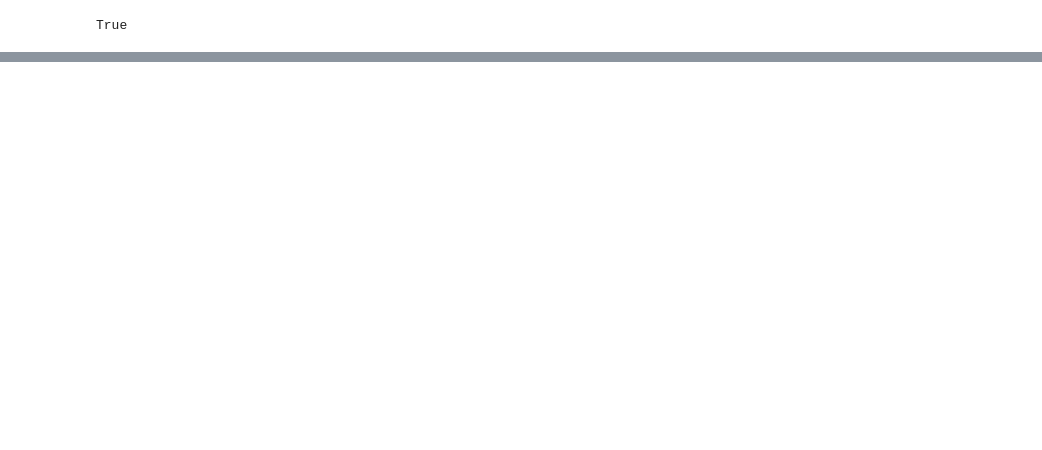
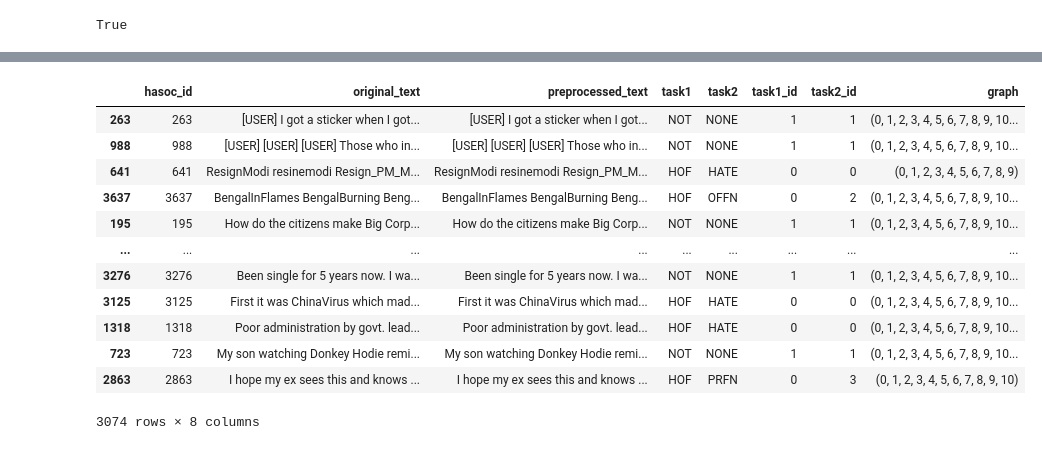
Before and after one commit to adaamko/POTATO, a Jupyter notebook: notebooks/hasoc2020.ipynb, the cells around one changed output, grey strips where cells are left out. Saved outputs shown, nothing was run; the diff lists cells and outputs as text; code cells hidden in the pictures; blank space fills up the shorter version.

```diff
--- a/notebooks/hasoc2020.ipynb
+++ b/notebooks/hasoc2020.ipynb
@@ -311 +342,17 @@ train, val = split(df, test_size=0.2, random_state=1234)
+# %%
+train
+# %% [output]
+|  | hasoc_id | original_text | preprocessed_text | task1 | task2 | task1_id | task2_id | graph |
+| 263 | 263 | [USER] I got a sticker when I got... | [USER] I got a sticker when I got... | NOT | NONE | 1 | 1 | (0, 1, 2, 3, 4, 5, 6, 7, 8, 9, 10... |
+| 988 | 988 | [USER] [USER] [USER] Those who in... | [USER] [USER] [USER] Those who in... | NOT | NONE | 1 | 1 | (0, 1, 2, 3, 4, 5, 6, 7, 8, 9, 10... |
+| 641 | 641 | ResignModi resinemodi Resign_PM_M... | ResignModi resinemodi Resign_PM_M... | HOF | HATE | 0 | 0 | (0, 1, 2, 3, 4, 5, 6, 7, 8, 9) |
+| 3637 | 3637 | BengalInFlames BengalBurning Beng... | BengalInFlames BengalBurning Beng... | HOF | OFFN | 0 | 2 | (0, 1, 2, 3, 4, 5, 6, 7, 8, 9, 10... |
+| 195 | 195 | How do the citizens make Big Corp... | How do the citizens make Big Corp... | NOT | NONE | 1 | 1 | (0, 1, 2, 3, 4, 5, 6, 7, 8, 9, 10... |
+| ... | ... | ... | ... | ... | ... | ... | ... | ... |
+| 3276 | 3276 | Been single for 5 years now. I wa... | Been single for 5 years now. I wa... | NOT | NONE | 1 | 1 | (0, 1, 2, 3, 4, 5, 6, 7, 8, 9, 10... |
+| 3125 | 3125 | First it was ChinaVirus which mad... | First it was ChinaVirus which mad... | HOF | HATE | 0 | 0 | (0, 1, 2, 3, 4, 5, 6, 7, 8, 9, 10... |
+| 1318 | 1318 | Poor administration by govt. lead... | Poor administration by govt. lead... | HOF | HATE | 0 | 0 | (0, 1, 2, 3, 4, 5, 6, 7, 8, 9, 10... |
+| 723 | 723 | My son watching Donkey Hodie remi... | My son watching Donkey Hodie remi... | NOT | NONE | 1 | 1 | (0, 1, 2, 3, 4, 5, 6, 7, 8, 9, 10... |
+| 2863 | 2863 | I hope my ex sees this and knows ... | I hope my ex sees this and knows ... | HOF | PRFN | 0 | 3 | (0, 1, 2, 3, 4, 5, 6, 7, 8, 9, 10) |
+3074 rows × 8 columns
 # %%
```
Also changed, not shown: parts of 51 cells of this notebook, 8 other files.
